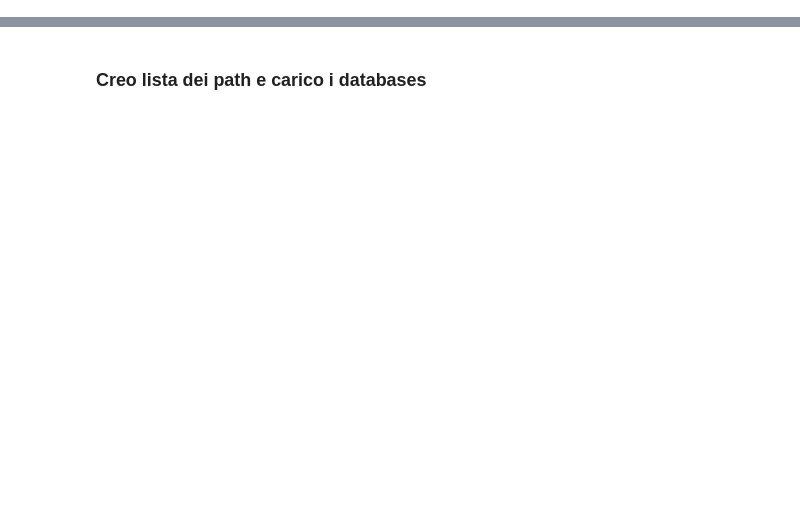
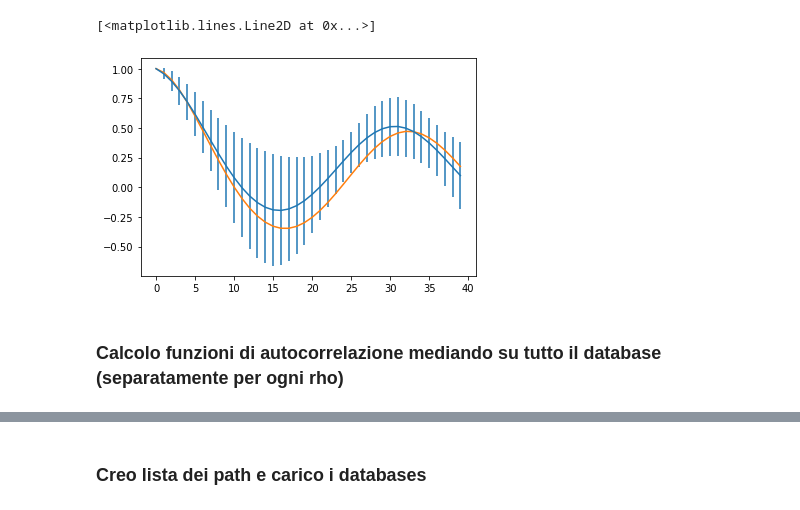
Before and after one commit to scarpma/lorenz, a Jupyter notebook: auto_corr.ipynb, the cells around one changed output, grey strips where cells are left out. Cells and saved outputs as stored; diff of their text form; code cells hidden in the pictures; blank space fills up the shorter version.

```diff
--- a/auto_corr.ipynb
+++ b/auto_corr.ipynb
@@ -0,0 +3,34 @@
+# %%
+import glob
+paths = glob.glob('/scratch/scarpolini/databases/db_lorenz_*.npy')
+
+aaacf = np.ndarray(shape=(2,3,sig_len))
+for path in paths:
+    r = float(path[-8:-4])
+    db = np.load(path)
+    sig_len = len(db[0,0,:])
+    n_traj = len(db[:,0,0])
+    aacf = np.ndarray(shape=(n_traj,3,sig_len))
+    aacf[:,:,:] = 0.0
+    print(f'sig_len={sig_len} n_traj={n_traj} r={r}')
+
+    def acf(x):
+        result = np.correlate(x, x, mode='full')
+        return result[result.size // 2:] / result[result.size // 2:].max()
+
+    for traj, ii in zip(db, range(n_traj)):
+        a = traj[0,:]
+        b = traj[1,:]
+        c = traj[2,:]
+        a -= np.mean(a)
+        b -= np.mean(b)
+        c -= np.mean(c)
+        aacf[ii,0,:] = acf(a)
+        aacf[ii,1,:] = acf(b)
+        aacf[ii,2,:] = acf(c)
+
+    aaacf[:,:,:] = 0.0
+    aaacf[0,:,:] = np.mean(aacf, axis=0)
+    aaacf[1,:,:] = np.std(aacf, axis=0)
+
+    np.save(f'/scratch/scarpolini/databases/acfe_lorenz_{r:.1f}', aaacf)
@@ -0,0 +55,13 @@
+# %%
+#mm = np.mean(aacf, axis=0)
+#ss = np.std(aacf, axis=0)
+n = round(np.random.uniform(n_traj))
+xlim = 40
+import matplotlib.pyplot as plt
+plt.errorbar(range(xlim),mm[0,:xlim],yerr=ss[0,:xlim])
+plt.plot(aacf[n,0,:xlim])
+# %% [output]
+[<matplotlib.lines.Line2D at 0x...>]
+[figure, added]
+# %% [markdown]
+### Calcolo funzioni di autocorrelazione mediando su tutto il database (separatamente per ogni rho)
```
Also changed, not shown: parts of 13 cells of this notebook, 24 other files.
